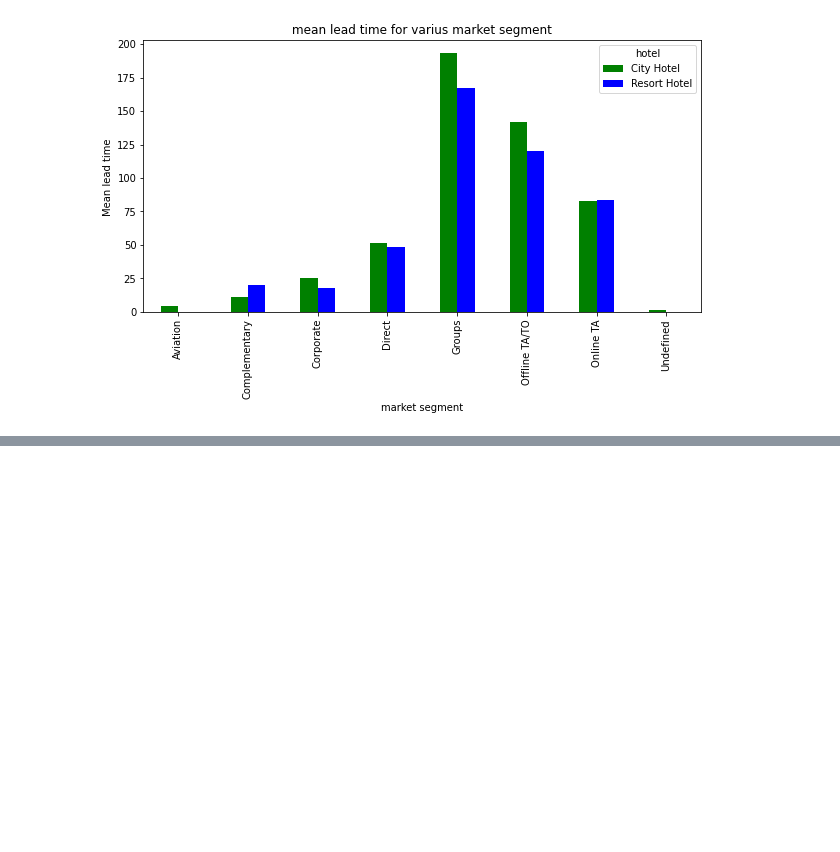
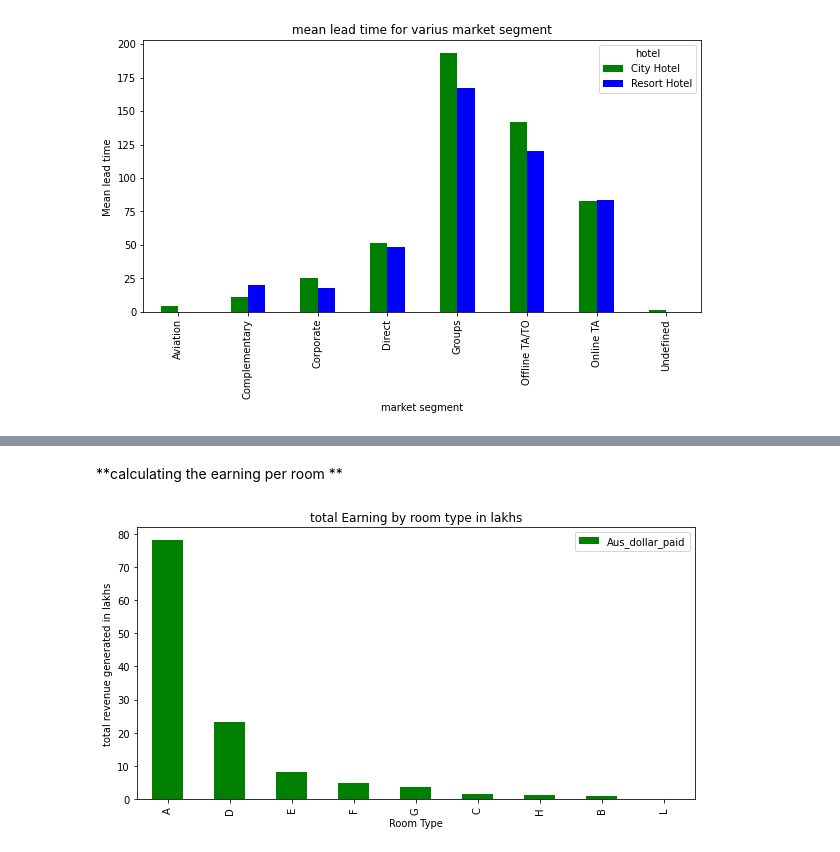
Before and after one commit to nitishkumar34/Hotel-booking-analysis, a Jupyter notebook: capstone_hotel_booking_EDA.ipynb, the cells around one changed output, grey strips where cells are left out. Saved outputs shown, nothing was run; the diff lists cells and outputs as text; code cells hidden in the pictures; blank space fills up the shorter version.

```diff
--- a/capstone_hotel_booking_EDA.ipynb
+++ b/capstone_hotel_booking_EDA.ipynb
@@ -539,0 +552,24 @@ plt.show()
+# %% [markdown]
+**calculating the earning per room **
+# %%
+# total earning per room in adr
+df=Booking_df.groupby(['reserved_room_type']).agg(Aus_dollar_paid=('adr','sum')).sort_values(by='Aus_dollar_paid',ascending=False)
+
+# dividing by lakh to reduce dimension
+df['Aus_dollar_paid']=df['Aus_dollar_paid']/100000
+
+# reseting the index
+df.reset_index().set_index('reserved_room_type',inplace=True)
+
+# ploting the bar graph
+df.plot(kind='bar',width=.5 ,color=['green','blue'],figsize = (10, 5))
+
+# legends of the plot
+plt.xlabel("Room Type")
+plt.ylabel("total revenue generated in lakhs")
+plt.title("total Earning by room type in lakhs")
+
+# display of the chart
+plt.show()
+# %% [output]
+[figure, added]
```
Also changed, not shown: parts of 4 cells of this notebook.
